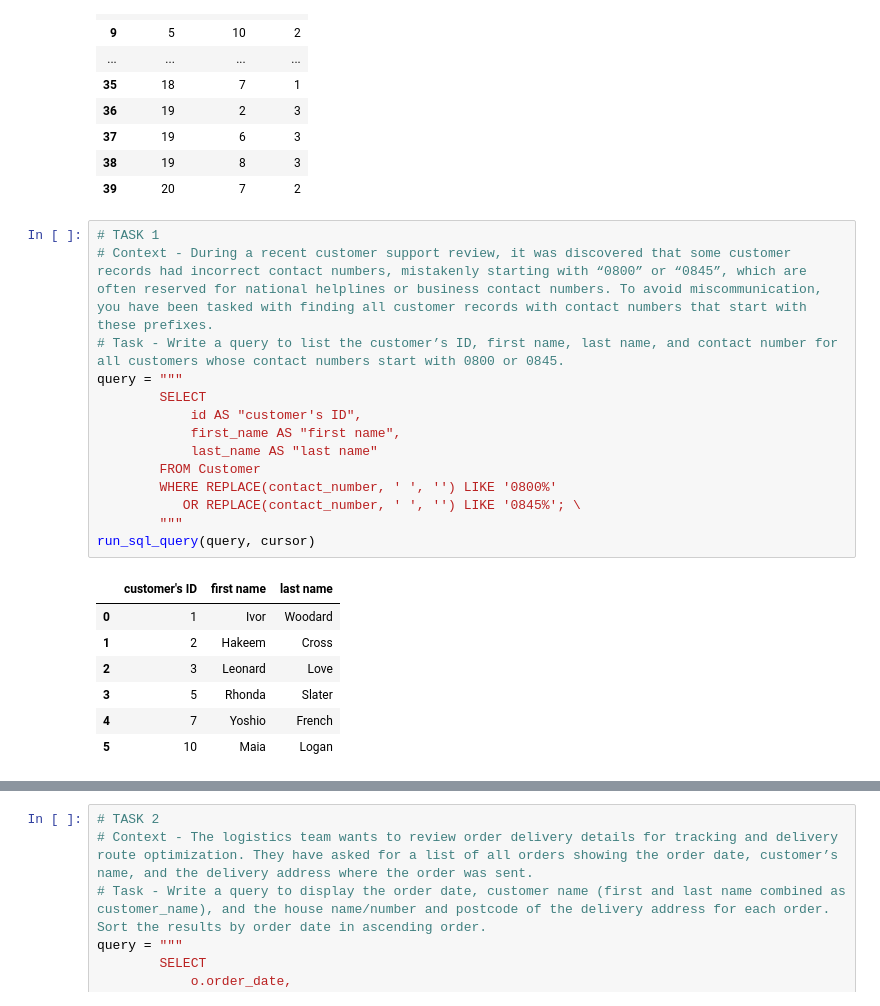
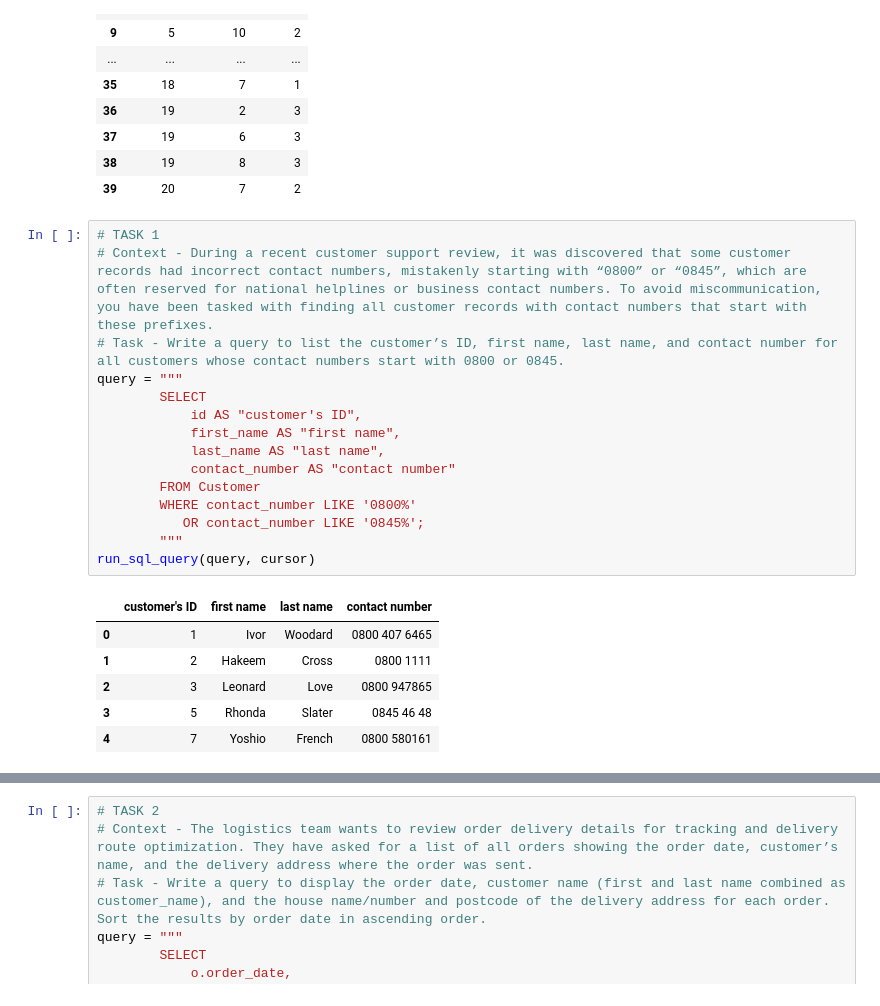
Before and after one commit to pablisch/data-analytics-fundamentals, a Jupyter notebook: data_assessment_4.ipynb, the cells around one changed output, grey strips where cells are left out. Drawn from its saved outputs; the diff is of its cells as text.

```diff
--- a/data_assessment_4.ipynb
+++ b/data_assessment_4.ipynb
@@ -79,22 +79,22 @@ run_sql_query("SELECT * FROM OrderContent", cursor)
 # %%
 # TASK 1
 # Context - During a recent customer support review, it was discovered that some customer records had incorrect contact numbers, mistakenly starting with “0800” or “0845”, which are often reserved for national helplines or business contact numbers. To avoid miscommunication, you have been tasked with finding all customer records with contact numbers that start with these prefixes.
 # Task - Write a query to list the customer’s ID, first name, last name, and contact number for all customers whose contact numbers start with 0800 or 0845.
 query = """
         SELECT
             id AS "customer's ID",
             first_name AS "first name",
-            last_name AS "last name"
+            last_name AS "last name",
+            contact_number AS "contact number"
         FROM Customer
-        WHERE REPLACE(contact_number, ' ', '') LIKE '0800%'
-           OR REPLACE(contact_number, ' ', '') LIKE '0845%'; \
+        WHERE contact_number LIKE '0800%'
+           OR contact_number LIKE '0845%';
         """
 run_sql_query(query, cursor)
 # %% [output]
-|  | customer's ID | first name | last name |
-| 0 | 1 | Ivor | Woodard |
-| 1 | 2 | Hakeem | Cross |
-| 2 | 3 | Leonard | Love |
-| 3 | 5 | Rhonda | Slater |
-| 4 | 7 | Yoshio | French |
-| 5 | 10 | Maia | Logan |
+|  | customer's ID | first name | last name | contact number |
+| 0 | 1 | Ivor | Woodard | 0800 407 6465 |
+| 1 | 2 | Hakeem | Cross | 0800 1111 |
+| 2 | 3 | Leonard | Love | 0800 947865 |
+| 3 | 5 | Rhonda | Slater | 0845 46 48 |
+| 4 | 7 | Yoshio | French | 0800 580161 |
```
Also changed, not shown: parts of 1 cell of this notebook, 1 other file.
